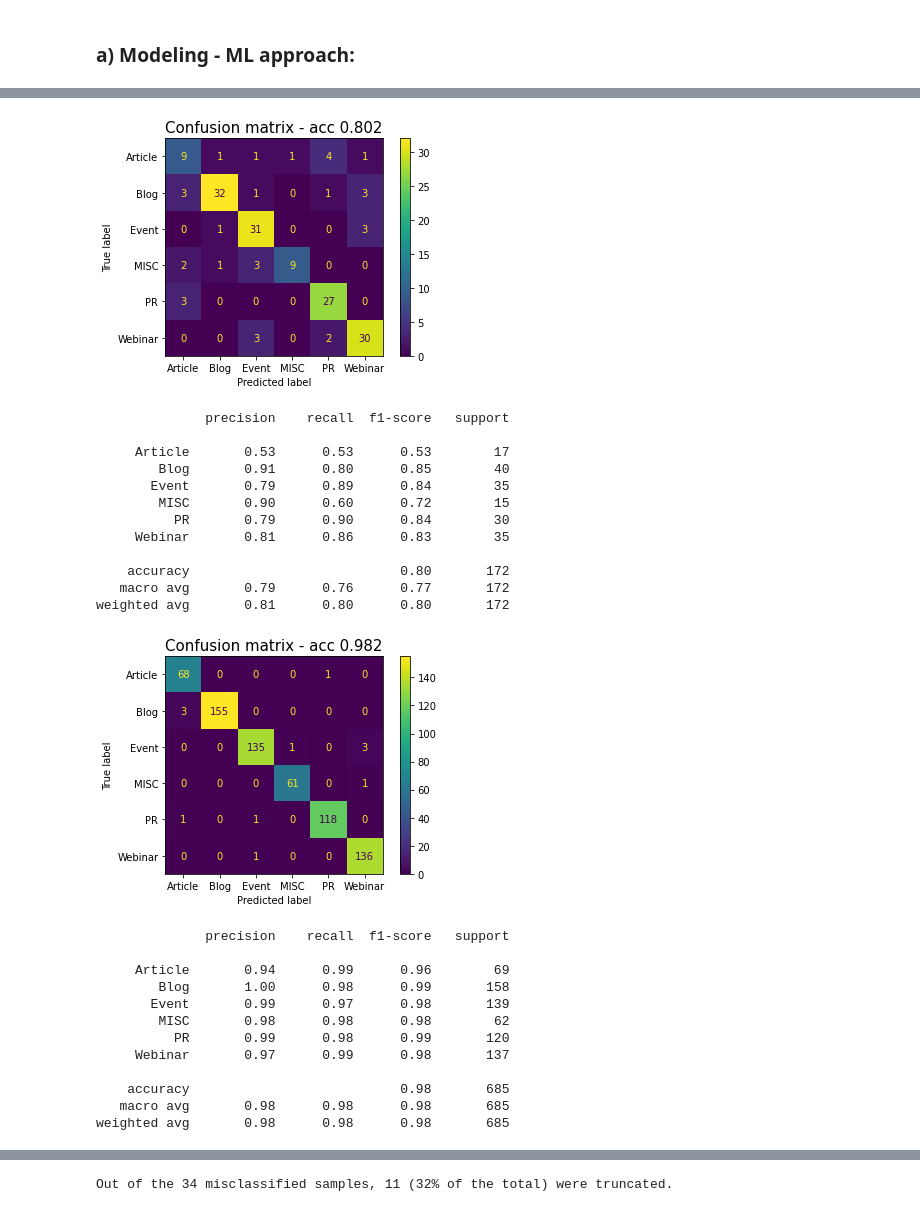
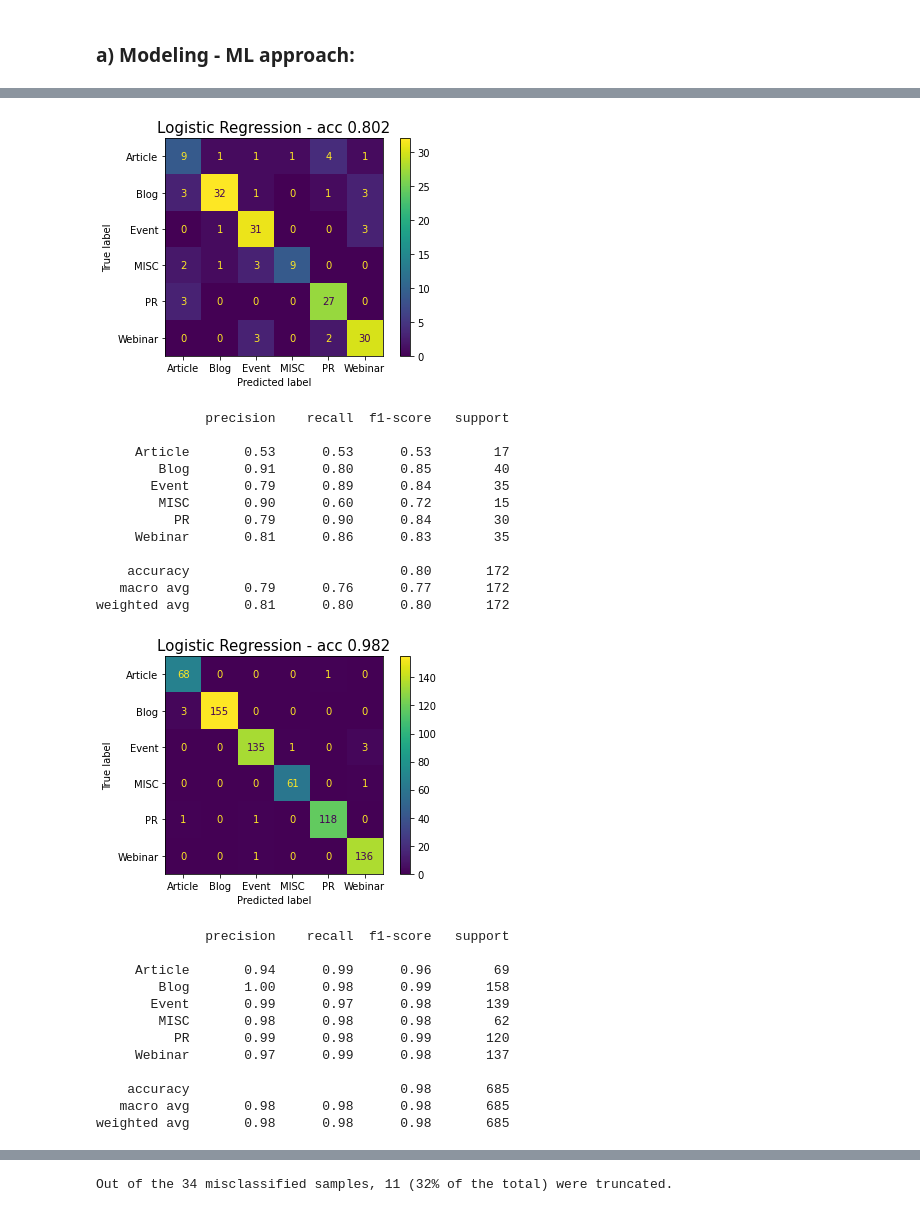
Before and after one commit to hmatzner/text-classification, a Jupyter notebook: url_classification.ipynb, the cells around one changed output, grey strips where cells are left out. Cells and saved outputs as stored; diff of their text form; code cells hidden in the pictures.

```diff
--- a/url_classification.ipynb
+++ b/url_classification.ipynb
@@ -987,23 +1229,14 @@ def clean_text(text):
 # %%
-def lemmatize_text(text):
-    """
-    @text: a string
-    Returns a lemmatized version of the provided string
-    """
-    lemmatized = ' '.join(token.lemma_ for token in nlp(text))
-    return lemmatized
+# print(f"Amount of words before lemmatizing text: {df_text[TEXT].apply(lambda x: len(x.split(' '))).sum()}")
+# print(f"Amount of unique words before lemmatizing text: {np.unique(np.concatenate(df_text[TEXT].str.split().values, axis=0)).shape[0]}\n")
 
-print(f"Amount of words before lemmatizing text: {df_text[TEXT].apply(lambda x: len(x.split(' '))).sum()}")
-print(f"Amount of unique words before lemmatizing text: {np.unique(np.concatenate(df_text[TEXT].str.split().values, axis=0)).shape[0]}\n")
-df_text['lemmatized_text'] = df_text[TEXT].apply(lemmatize_text)
-print(f"Amount of words after lemmatizing text: {df_text['lemmatized_text'].apply(lambda x: len(x.split(' '))).sum()}")
-print(f"Amount of unique words before lemmatizing text: {np.unique(np.concatenate(df_text['lemmatized_text'].str.split().values, axis=0)).shape[0]}")
+# df_text['lemmatized_text'] = df_text[TEXT].apply(lemmatize_text)
+# print(f"Amount of words after lemmatizing text: {df_text['lemmatized_text'].apply(lambda x: len(x.split(' '))).sum()}")
+# print(f"Amount of unique words before lemmatizing text: {np.unique(np.concatenate(df_text['lemmatized_text'].str.split().values, axis=0)).shape[0]}")
+
+# df_text['lemmatized_cleaned_text'] = df_text['lemmatized_text'].apply(clean_text)
+# print(f"Amount of words after cleaning text: {df_text['lemmatized_cleaned_text'].apply(lambda x: len(x.split(' '))).sum()}")
+# print(f"Amount of unique words before cleaning text: {np.unique(np.concatenate(df_text['lemmatized_cleaned_text'].str.split().values, axis=0)).shape[0]}")
-# %%
-print(f"Amount of words before cleaning lemmatized text: {df_text['lemmatized_text'].apply(lambda x: len(x.split(' '))).sum()}")
-print(f"Amount of unique words before cleaning lemmatized text: {np.unique(np.concatenate(df_text['lemmatized_text'].str.split().values, axis=0)).shape[0]}\n")
-df_text['lemmatized_cleaned_text'] = df_text['lemmatized_text'].apply(clean_text)
-print(f"Amount of words after cleaning lemmatized text: {df_text['lemmatized_cleaned_text'].apply(lambda x: len(x.split(' '))).sum()}")
-print(f"Amount of unique words before cleaning lemmatized text: {np.unique(np.concatenate(df_text['lemmatized_cleaned_text'].str.split().values, axis=0)).shape[0]}")
 # %% [markdown]
 # 1. BoW approach
 # %% [markdown]
@@ -1433,17 +1599,18 @@ weighted avg       0.74      0.74      0.73       172
 # %%
+# Chosen model
+
 lr_clf = fit_model(LogisticRegression(max_iter=3000,
-                                      class_weight='balanced',
-                                      ),
-                   X_train_,
-                   y_train_,
-                   )
+                                   class_weight='balanced',
+                                   ),
+                X_train_hidden,
+                y_train_hidden)
 
-y_pred = predict(lr_clf, X_test_)
-y_probs = lr_clf.predict_proba(X_test_)
+y_pred = predict(lr_clf, X_test_hidden)
+y_probs = lr_clf.predict_proba(X_test_hidden)
 
-print_confusion_matrix(y_test_, y_pred, with_report=True)
+print_confusion_matrix('Logistic Regression', y_test_hidden, y_pred, with_report=True)
 # %% [output]
-[figure, old version]
+[figure, new version]
               precision    recall  f1-score   support
 
      Article       0.53      0.53      0.53        17
@@ -1458,10 +1625,10 @@ print_confusion_matrix(y_test_, y_pred, with_report=True)
 weighted avg       0.81      0.80      0.80       172
 # %%
 # Check if it's overfitting
-y_pred_train = predict(lr_clf, X_train_)
-print_confusion_matrix(y_train_, y_pred_train, with_report=True)
+y_pred_train = predict(lr_clf, X_train_hidden)
+print_confusion_matrix('Logistic Regression', y_train_hidden, y_pred_train, with_report=True)
 # %% [output]
-[figure, old version]
+[figure, new version]
               precision    recall  f1-score   support
 
      Article       0.94      0.99      0.96        69
```
Also changed, not shown: parts of 122 cells of this notebook.
